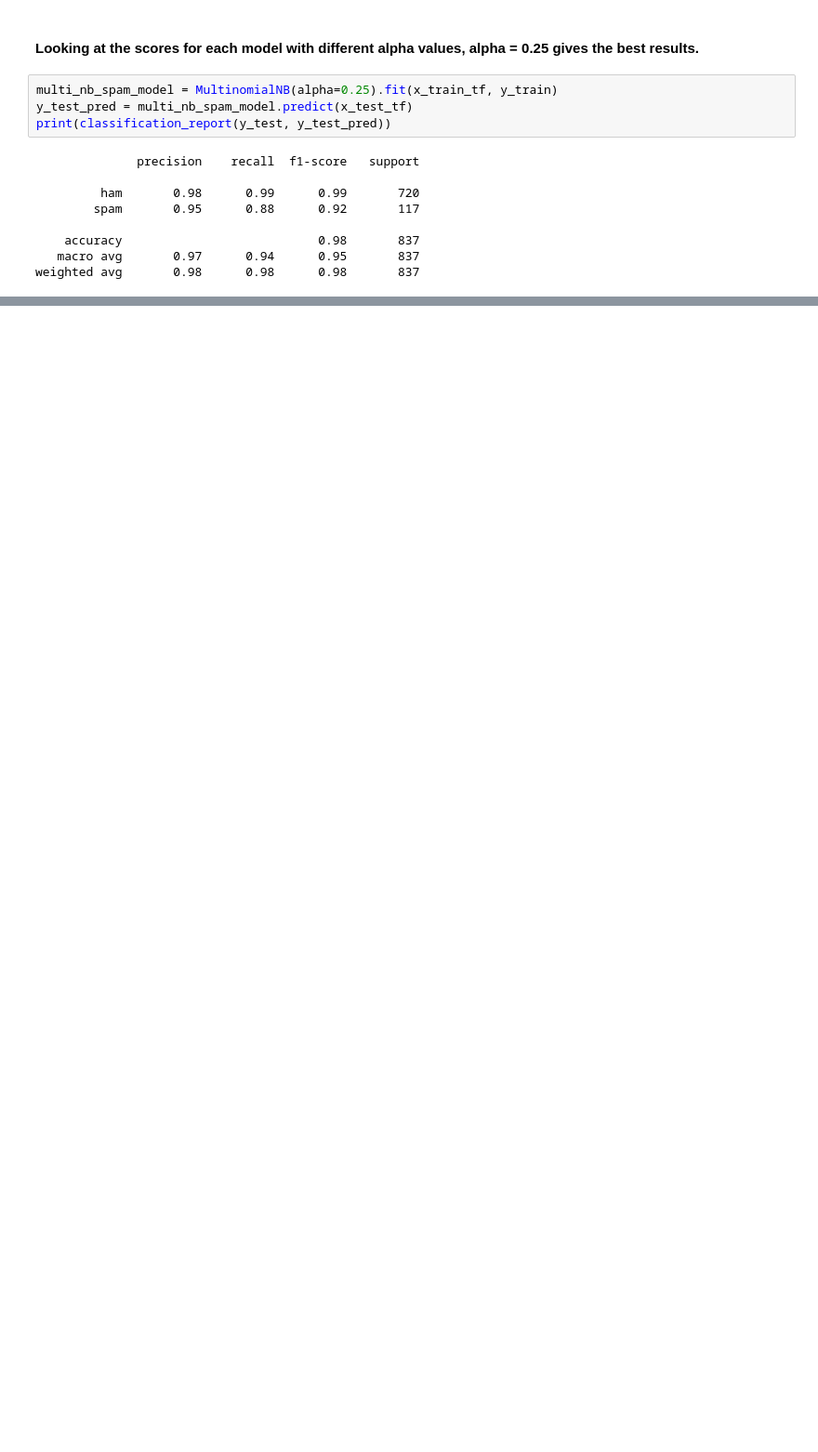
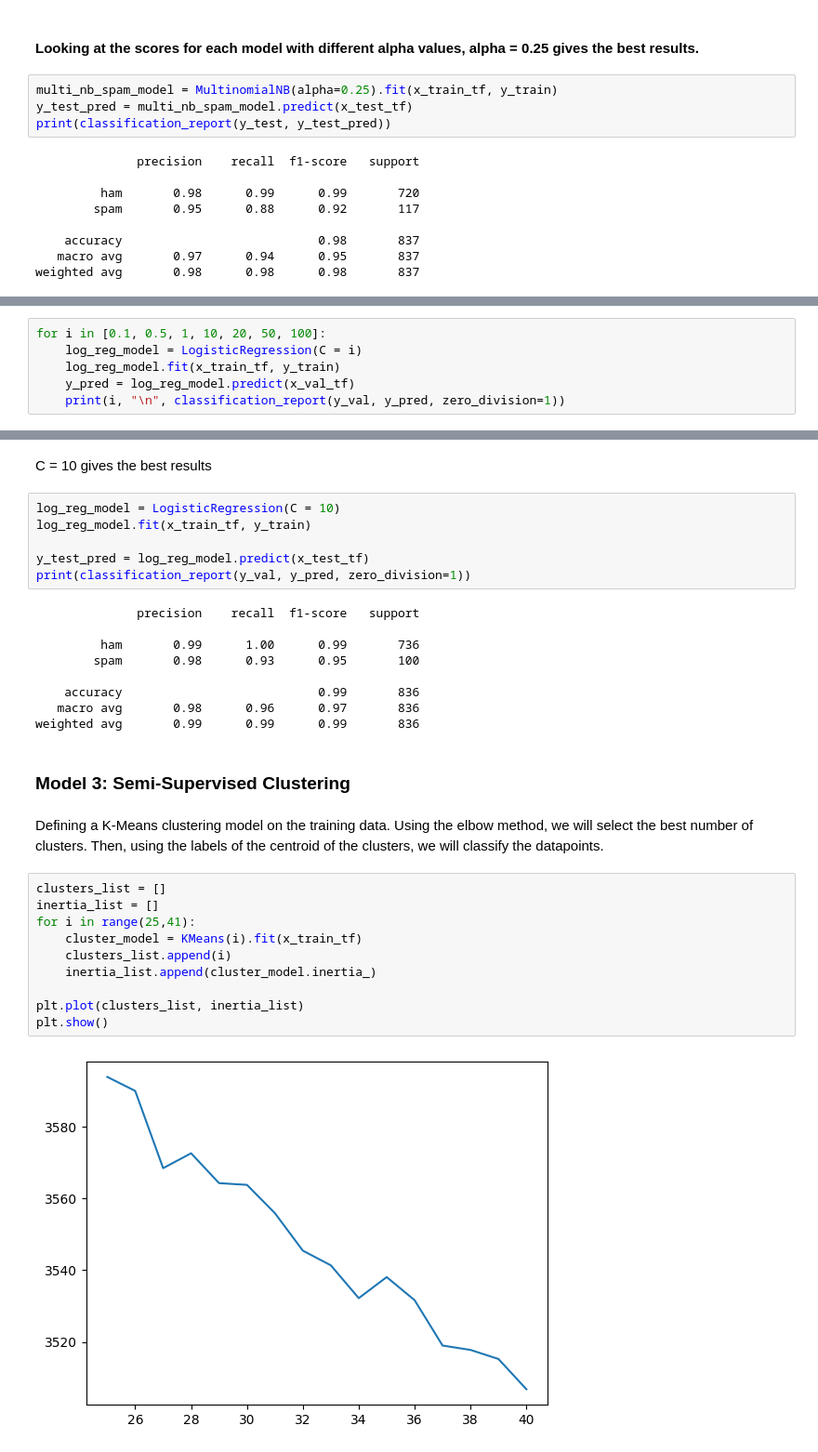
Before and after one commit to Rdm07/cmi_applied_ml, a Jupyter notebook: src/train.ipynb, the cells around one changed output, grey strips where cells are left out. Shown at 93% size. Saved outputs shown, nothing was run; the diff lists cells and outputs as text; blank space fills up the shorter version.

```diff
--- a/src/train.ipynb
+++ b/src/train.ipynb
@@ -102,0 +110,6 @@ weighted avg       0.98      0.98      0.98       837
+# %%
+for i in [0.1, 0.5, 1, 10, 20, 50, 100]:
+    log_reg_model = LogisticRegression(C = i)
+    log_reg_model.fit(x_train_tf, y_train)
+    y_pred = log_reg_model.predict(x_val_tf)
+    print(i, "\n", classification_report(y_val, y_pred, zero_division=1))
@@ -102,0 +134,33 @@ weighted avg       0.98      0.98      0.98       837
+# %% [markdown]
+C = 10 gives the best results
+# %%
+log_reg_model = LogisticRegression(C = 10)
+log_reg_model.fit(x_train_tf, y_train)
+
+y_test_pred = log_reg_model.predict(x_test_tf)
+print(classification_report(y_val, y_pred, zero_division=1))
+# %% [output]
+              precision    recall  f1-score   support
+
+         ham       0.99      1.00      0.99       736
+        spam       0.98      0.93      0.95       100
+
+    accuracy                           0.99       836
+   macro avg       0.98      0.96      0.97       836
+weighted avg       0.99      0.99      0.99       836
+# %% [markdown]
+### Model 3: Semi-Supervised Clustering
+# %% [markdown]
+Defining a K-Means clustering model on the training data. Using the elbow method, we will select the best number of clusters. Then, using the labels of the centroid of the clusters, we will classify the datapoints.
+# %%
+clusters_list = []
+inertia_list = []
+for i in range(25,41):
+    cluster_model = KMeans(i).fit(x_train_tf)
+    clusters_list.append(i)
+    inertia_list.append(cluster_model.inertia_)
+
+plt.plot(clusters_list, inertia_list)
+plt.show()
+# %% [output]
+[figure, added]
```
Also changed, not shown: parts of 6 cells of this notebook.
